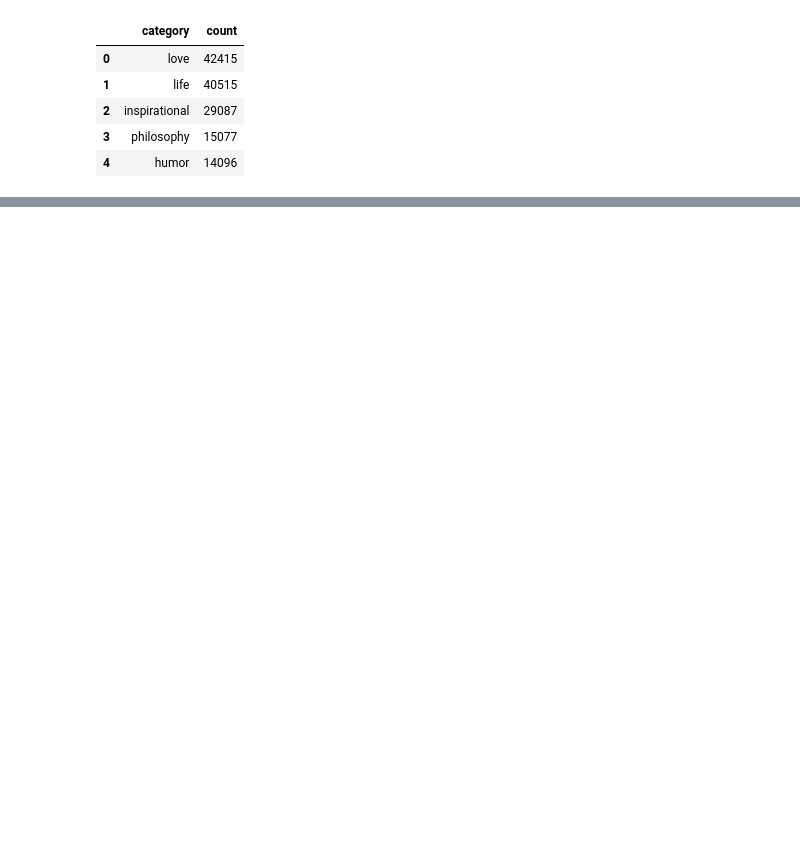
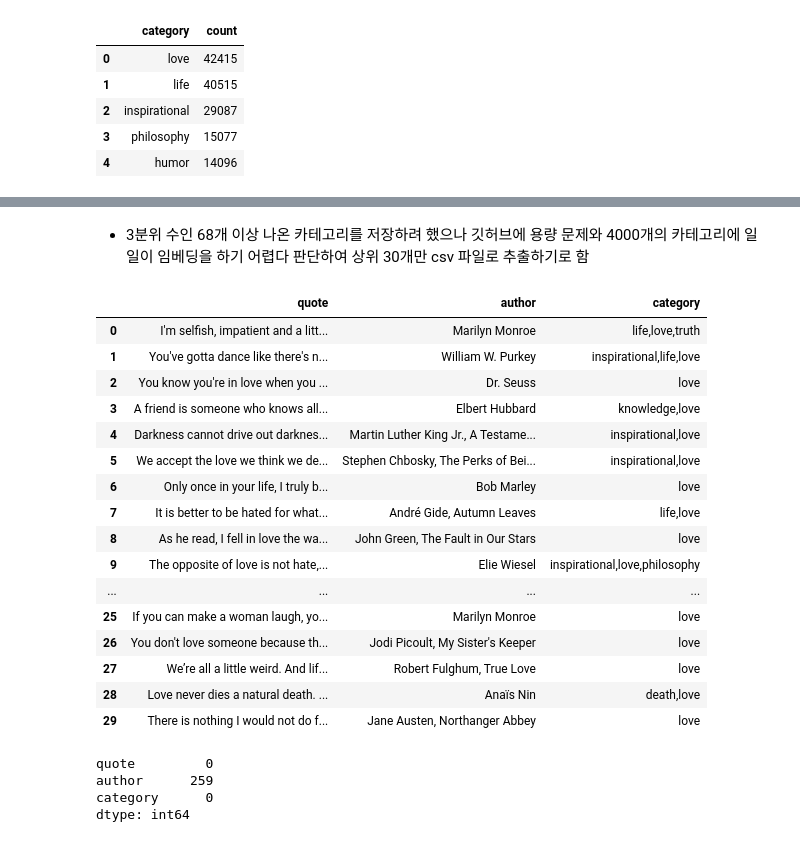
Before and after one commit to chiriem/Quote2U, a Jupyter notebook: category_nlp.ipynb, the cells around one changed output, grey strips where cells are left out. Saved outputs shown, nothing was run; the diff lists cells and outputs as text; code cells hidden in the pictures; blank space fills up the shorter version.

```diff
--- a/category_nlp.ipynb
+++ b/category_nlp.ipynb
@@ -135,2 +143,61 @@ counts_68over.head()
 # %%
 counts_68over.to_csv("./data/over68.csv", index=False)
+# %% [markdown]
+- 3분위 수인 68개 이상 나온 카테고리를 저장하려 했으나 깃허브에 용량 문제와 4000개의 카테고리에 일일이 임베딩을 하기 어렵다 판단하여 상위 30개만 csv 파일로 추출하기로 함
+# %%
+counts_30cat = counts_10over.head(30)
+counts_30cat = counts_30cat.to_frame().reset_index()
+counts_30cat.columns = ["category", "count"]
+counts_30cat.to_csv("./data/cat30.csv", index=False)
+# %%
+cat30_list = counts_30cat["category"].to_list()
+# %%
+def keep_30_categories(cat_str):
+    # NaN 방지
+    if pd.isna(cat_str):
+        return ""
+    parts = str(cat_str).split(",")
+    kept = []
+    for p in parts:
+        c = str(p).strip().lower()
+        if c and c in cat30_list:
+            kept.append(c)
+    # 중복 제거(순서 유지)
+    seen = set()
+    kept_unique = []
+    for k in kept:
+        if k not in seen:
+            kept_unique.append(k)
+            seen.add(k)
+    return ",".join(kept_unique)
+# %%
+df2 = df.copy()
+df2["category"] = df2["category"].apply(keep_30_categories)
+df2 = df2[df2["category"].str.strip() != ""]
+# %%
+df2.head(30)
+# %% [output]
+|  | quote | author | category |
+| 0 | I'm selfish, impatient and a litt... | Marilyn Monroe | life,love,truth |
+| 1 | You've gotta dance like there's n... | William W. Purkey | inspirational,life,love |
+| 2 | You know you're in love when you ... | Dr. Seuss | love |
+| 3 | A friend is someone who knows all... | Elbert Hubbard | knowledge,love |
+| 4 | Darkness cannot drive out darknes... | Martin Luther King Jr., A Testame... | inspirational,love |
+| 5 | We accept the love we think we de... | Stephen Chbosky, The Perks of Bei... | inspirational,love |
+| 6 | Only once in your life, I truly b... | Bob Marley | love |
+| 7 | It is better to be hated for what... | André Gide, Autumn Leaves | life,love |
+| 8 | As he read, I fell in love the wa... | John Green, The Fault in Our Stars | love |
+| 9 | The opposite of love is not hate,... | Elie Wiesel | inspirational,love,philosophy |
+| ... | ... | ... | ... |
+| 25 | If you can make a woman laugh, yo... | Marilyn Monroe | love |
+| 26 | You don't love someone because th... | Jodi Picoult, My Sister's Keeper | love |
+| 27 | We’re all a little weird. And lif... | Robert Fulghum, True Love | love |
+| 28 | Love never dies a natural death. ... | Anaïs Nin | death,love |
+| 29 | There is nothing I would not do f... | Jane Austen, Northanger Abbey | love |
+# %%
+df2.isna().sum()
+# %% [output]
+quote         0
+author      259
+category      0
+dtype: int64
```
Also changed, not shown: parts of 3 cells of this notebook, 5 other files.
